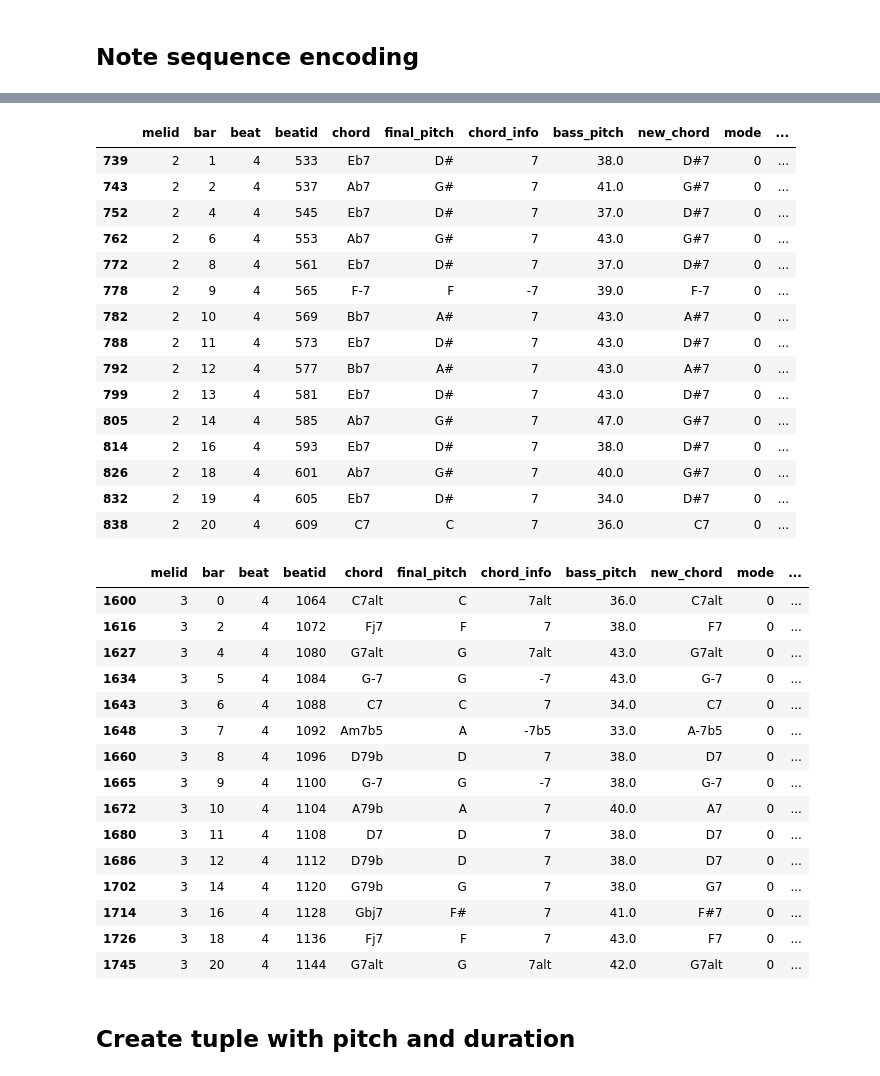
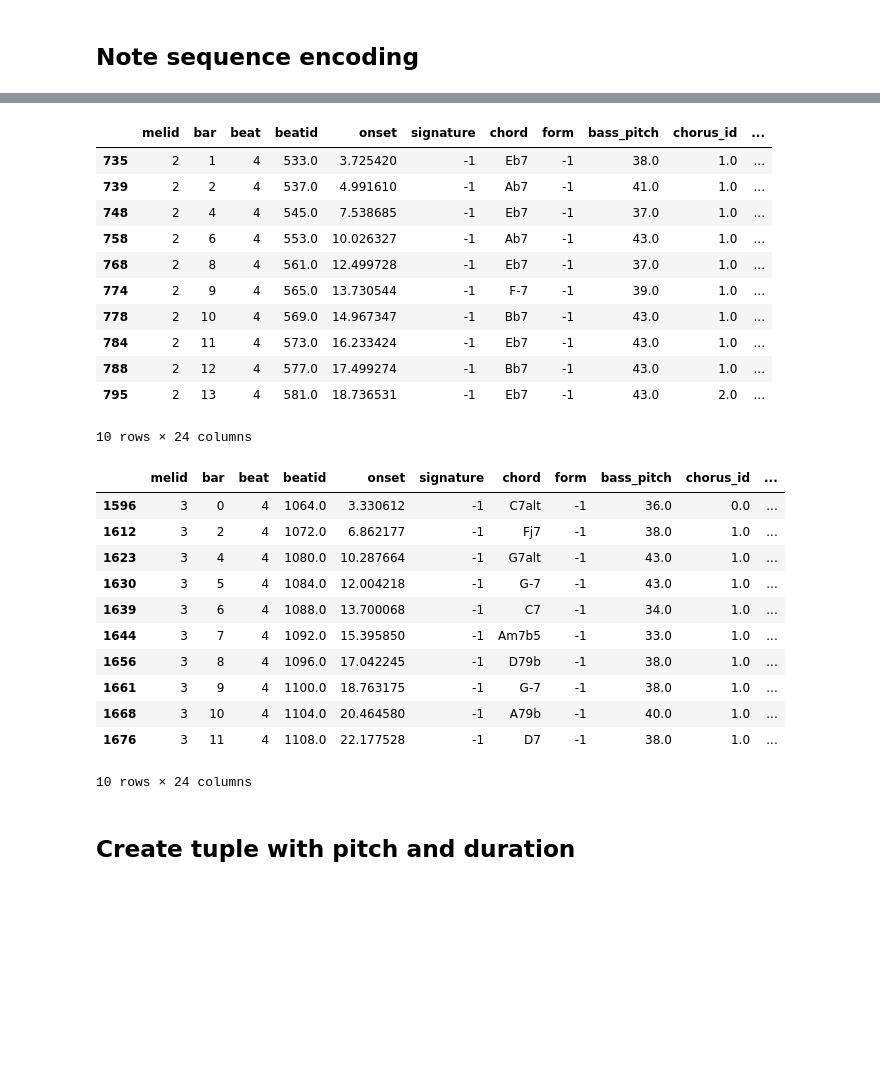
Before and after one commit to nereaiscamu/ML_project2, a Jupyter notebook: data_analysis/combine_melody_beats.ipynb, the cells around one changed output, grey strips where cells are left out. Cells and saved outputs as stored; diff of their text form; code cells hidden in the pictures; blank space fills up the shorter version.

```diff
--- a/data_analysis/combine_melody_beats.ipynb
+++ b/data_analysis/combine_melody_beats.ipynb
@@ -138,10 +138,11 @@ from multi_hot_encoding import preprocess_chords
 # %% [markdown]
 ## Note sequence encoding
 # %%
-beats_encoded = preprocess_chords(df_beats)
 #beats_encoded.drop(['signature', 'onset', 'form', 'chorus_id'], axis=1, inplace=True)
-pitch_per_chord = encode_pitch(df_melody, beats_encoded, pitch_sequence=False)
-pitch_sequence_per_chord = encode_pitch(df_melody, beats_encoded, pitch_sequence=True)
+pitch_per_chord = encode_melody(df_melody, df_beats, pitch_sequence=False)
+pitch_sequence_per_chord = encode_melody(df_melody, df_beats, pitch_sequence=True)
+pitch_per_chord = preprocess_chords(pitch_per_chord)
+pitch_sequence_per_chord = preprocess_chords(pitch_sequence_per_chord)
 # %%
 pitch_per_chord.head(15)
 # %% [output]
@@ -183,40 +181,32 @@ pitch_sequence_per_chord.head(15)
 # %%
-pitch_sequence_per_chord.loc[pitch_sequence_per_chord['melid']==2].head(15)
+pitch_sequence_per_chord.loc[pitch_sequence_per_chord['melid']==2].head(10)
 # %% [output]
-|  | melid | bar | beat | beatid | chord | final_pitch | chord_info | bass_pitch | new_chord | mode | ... |
-| 739 | 2 | 1 | 4 | 533 | Eb7 | D# | 7 | 38.0 | D#7 | 0 | ... |
-| 743 | 2 | 2 | 4 | 537 | Ab7 | G# | 7 | 41.0 | G#7 | 0 | ... |
-| 752 | 2 | 4 | 4 | 545 | Eb7 | D# | 7 | 37.0 | D#7 | 0 | ... |
-| 762 | 2 | 6 | 4 | 553 | Ab7 | G# | 7 | 43.0 | G#7 | 0 | ... |
-| 772 | 2 | 8 | 4 | 561 | Eb7 | D# | 7 | 37.0 | D#7 | 0 | ... |
-| 778 | 2 | 9 | 4 | 565 | F-7 | F | -7 | 39.0 | F-7 | 0 | ... |
-| 782 | 2 | 10 | 4 | 569 | Bb7 | A# | 7 | 43.0 | A#7 | 0 | ... |
-| 788 | 2 | 11 | 4 | 573 | Eb7 | D# | 7 | 43.0 | D#7 | 0 | ... |
-| 792 | 2 | 12 | 4 | 577 | Bb7 | A# | 7 | 43.0 | A#7 | 0 | ... |
-| 799 | 2 | 13 | 4 | 581 | Eb7 | D# | 7 | 43.0 | D#7 | 0 | ... |
-| 805 | 2 | 14 | 4 | 585 | Ab7 | G# | 7 | 47.0 | G#7 | 0 | ... |
-| 814 | 2 | 16 | 4 | 593 | Eb7 | D# | 7 | 38.0 | D#7 | 0 | ... |
-| 826 | 2 | 18 | 4 | 601 | Ab7 | G# | 7 | 40.0 | G#7 | 0 | ... |
-| 832 | 2 | 19 | 4 | 605 | Eb7 | D# | 7 | 34.0 | D#7 | 0 | ... |
-| 838 | 2 | 20 | 4 | 609 | C7 | C | 7 | 36.0 | C7 | 0 | ... |
+|  | melid | bar | beat | beatid | onset | signature | chord | form | bass_pitch | chorus_id | ... |
+| 735 | 2 | 1 | 4 | 533.0 | 3.725420 | -1 | Eb7 | -1 | 38.0 | 1.0 | ... |
+| 739 | 2 | 2 | 4 | 537.0 | 4.991610 | -1 | Ab7 | -1 | 41.0 | 1.0 | ... |
+| 748 | 2 | 4 | 4 | 545.0 | 7.538685 | -1 | Eb7 | -1 | 37.0 | 1.0 | ... |
+| 758 | 2 | 6 | 4 | 553.0 | 10.026327 | -1 | Ab7 | -1 | 43.0 | 1.0 | ... |
+| 768 | 2 | 8 | 4 | 561.0 | 12.499728 | -1 | Eb7 | -1 | 37.0 | 1.0 | ... |
+| 774 | 2 | 9 | 4 | 565.0 | 13.730544 | -1 | F-7 | -1 | 39.0 | 1.0 | ... |
+| 778 | 2 | 10 | 4 | 569.0 | 14.967347 | -1 | Bb7 | -1 | 43.0 | 1.0 | ... |
+| 784 | 2 | 11 | 4 | 573.0 | 16.233424 | -1 | Eb7 | -1 | 43.0 | 1.0 | ... |
+| 788 | 2 | 12 | 4 | 577.0 | 17.499274 | -1 | Bb7 | -1 | 43.0 | 1.0 | ... |
+| 795 | 2 | 13 | 4 | 581.0 | 18.736531 | -1 | Eb7 | -1 | 43.0 | 2.0 | ... |
+10 rows × 24 columns
 # %%
-pitch_sequence_per_chord.loc[pitch_sequence_per_chord['melid']==3].head(15)
+pitch_sequence_per_chord.loc[pitch_sequence_per_chord['melid']==3].head(10)
 # %% [output]
-|  | melid | bar | beat | beatid | chord | final_pitch | chord_info | bass_pitch | new_chord | mode | ... |
-| 1600 | 3 | 0 | 4 | 1064 | C7alt | C | 7alt | 36.0 | C7alt | 0 | ... |
-| 1616 | 3 | 2 | 4 | 1072 | Fj7 | F | 7 | 38.0 | F7 | 0 | ... |
-| 1627 | 3 | 4 | 4 | 1080 | G7alt | G | 7alt | 43.0 | G7alt | 0 | ... |
-| 1634 | 3 | 5 | 4 | 1084 | G-7 | G | -7 | 43.0 | G-7 | 0 | ... |
-| 1643 | 3 | 6 | 4 | 1088 | C7 | C | 7 | 34.0 | C7 | 0 | ... |
-| 1648 | 3 | 7 | 4 | 1092 | Am7b5 | A | -7b5 | 33.0 | A-7b5 | 0 | ... |
-| 1660 | 3 | 8 | 4 | 1096 | D79b | D | 7 | 38.0 | D7 | 0 | ... |
-| 1665 | 3 | 9 | 4 | 1100 | G-7 | G | -7 | 38.0 | G-7 | 0 | ... |
-| 1672 | 3 | 10 | 4 | 1104 | A79b | A | 7 | 40.0 | A7 | 0 | ... |
-| 1680 | 3 | 11 | 4 | 1108 | D7 | D | 7 | 38.0 | D7 | 0 | ... |
-| 1686 | 3 | 12 | 4 | 1112 | D79b | D | 7 | 38.0 | D7 | 0 | ... |
-| 1702 | 3 | 14 | 4 | 1120 | G79b | G | 7 | 38.0 | G7 | 0 | ... |
-| 1714 | 3 | 16 | 4 | 1128 | Gbj7 | F# | 7 | 41.0 | F#7 | 0 | ... |
-| 1726 | 3 | 18 | 4 | 1136 | Fj7 | F | 7 | 43.0 | F7 | 0 | ... |
-| 1745 | 3 | 20 | 4 | 1144 | G7alt | G | 7alt | 42.0 | G7alt | 0 | ... |
+|  | melid | bar | beat | beatid | onset | signature | chord | form | bass_pitch | chorus_id | ... |
+| 1596 | 3 | 0 | 4 | 1064.0 | 3.330612 | -1 | C7alt | -1 | 36.0 | 0.0 | ... |
+| 1612 | 3 | 2 | 4 | 1072.0 | 6.862177 | -1 | Fj7 | -1 | 38.0 | 1.0 | ... |
+| 1623 | 3 | 4 | 4 | 1080.0 | 10.287664 | -1 | G7alt | -1 | 43.0 | 1.0 | ... |
+| 1630 | 3 | 5 | 4 | 1084.0 | 12.004218 | -1 | G-7 | -1 | 43.0 | 1.0 | ... |
+| 1639 | 3 | 6 | 4 | 1088.0 | 13.700068 | -1 | C7 | -1 | 34.0 | 1.0 | ... |
+| 1644 | 3 | 7 | 4 | 1092.0 | 15.395850 | -1 | Am7b5 | -1 | 33.0 | 1.0 | ... |
+| 1656 | 3 | 8 | 4 | 1096.0 | 17.042245 | -1 | D79b | -1 | 38.0 | 1.0 | ... |
+| 1661 | 3 | 9 | 4 | 1100.0 | 18.763175 | -1 | G-7 | -1 | 38.0 | 1.0 | ... |
+| 1668 | 3 | 10 | 4 | 1104.0 | 20.464580 | -1 | A79b | -1 | 40.0 | 1.0 | ... |
+| 1676 | 3 | 11 | 4 | 1108.0 | 22.177528 | -1 | D7 | -1 | 38.0 | 1.0 | ... |
+10 rows × 24 columns
 # %% [markdown]
 ## Create tuple with pitch and duration
```
Also changed, not shown: parts of 13 cells of this notebook, 5 other files.
